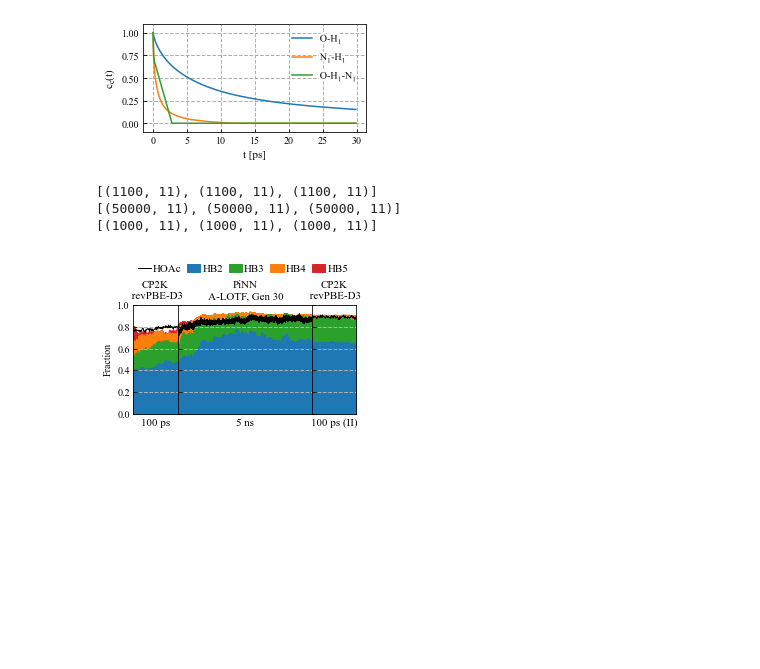
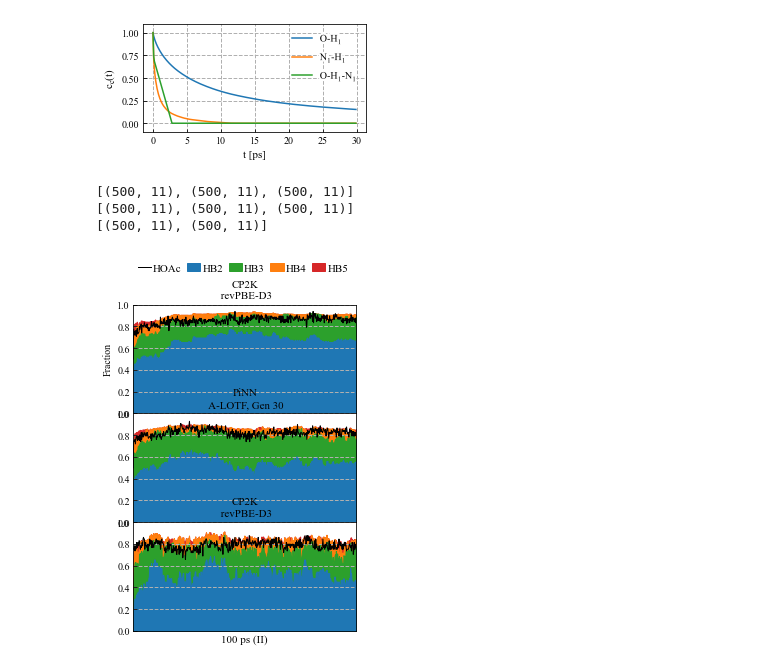
Before and after one commit to yqshao-archive/pils, a Jupyter notebook: notebooks/nb_plot_structure.ipynb, the cells around one changed output. Saved outputs shown, nothing was run; the diff lists cells and outputs as text; code cells hidden in the pictures; blank space fills up the shorter version.

```diff
--- a/notebooks/nb_plot_structure.ipynb
+++ b/notebooks/nb_plot_structure.ipynb
@@ -61,44 +64,44 @@ def draw_hb_net(ax, files, window=10):
     l, = ax.plot(t, molperc.mean(axis=0), 'k-', lw=1)
     handles = []
     for x, color in list(zip(hbpop.T, colors))[::-1]:
         h = ax.fill_between(t, x.mean(axis=1), color=color, alpha=1)
         handles.append(h)
     handles.append(l)
     return handles
 
-f, axs = plt.subplots(1,3,gridspec_kw={'width_ratios': [1,3,1], 'wspace':0},
-                      figsize=[4,2], sharey=True)
+f, axs = plt.subplots(3,1,gridspec_kw={'hspace':0},
+                      figsize=[4,6], sharey=True)
 [ax.grid(lw=1) for ax in axs]
 
-files =  glob('../exp/prod-adam-run2/analyses/cp2k/*-rho1.0753/hbnet.dat')
-handles = draw_hb_net(axs[0], files)
-files =  glob('../exp/prod-adam-run2/analyses/prod/nvt-340k-5ns-0/*-r1.08/hbnet.dat')
-draw_hb_net(axs[1], files, window=10)
-files =  glob('../exp/prod-adam-run2/analyses/vali/*-r1.08/hbnet.dat')
-draw_hb_net(axs[2], files)
+files =  glob('../exp/prod-adam-run2/analyses/prod/nvt-340*-0/*-r1.08/hbnet.dat')
+handles = draw_hb_net(axs[0], files, window=1)
+files =  glob('../exp/prod-adam-run2/analyses/prod/nvt-380*-0/*-r1.08/hbnet.dat')
+draw_hb_net(axs[1], files, window=1)
+files =  glob('../exp/transfer/analyses/prod/nvt*-0/*-r1.08/hbnet.dat')
+draw_hb_net(axs[2], files, window=1)
 
 axs[0].legend(handles[::-1],
               ['HOAc']+[f'HB{i+2}' for i in range(len(handles))],
               loc=3, bbox_to_anchor=[0,1.25],
               handlelength=1.2, ncol=5, fontsize=11,
               columnspacing=0.5, handletextpad=0.2,
               borderaxespad=0)
 
 [ax.set_xticks([]) for ax in axs]
-axs[0].set_xlim(10,110)
+axs[0].set_xlim(0,5000)
 axs[1].set_xlim(0,5000)
-axs[2].set_xlim(0,100)
+axs[2].set_xlim(0,5000)
 axs[0].set_ylim(0,1)
 axs[0].set_title('CP2K\n revPBE-D3', fontsize=11)
 axs[1].set_title('PiNN\n A-LOTF, Gen 30', fontsize=11)
 axs[2].set_title('CP2K\n revPBE-D3', fontsize=11)
 axs[0].set_xlabel('100 ps', fontsize=11)
 axs[1].set_xlabel('5 ns', fontsize=11)
 axs[2].set_xlabel('100 ps (II)', fontsize=11)
 axs[0].set_ylabel('Fraction')
 plt.savefig('figs/fig4-hbnet.png')
 # %% [output]
-[(1100, 11), (1100, 11), (1100, 11)]
-[(50000, 11), (50000, 11), (50000, 11)]
-[(1000, 11), (1000, 11), (1000, 11)]
+[(500, 11), (500, 11), (500, 11)]
+[(500, 11), (500, 11), (500, 11)]
+[(500, 11), (500, 11)]
-[figure, old version]
+[figure, new version]
```
Also changed, not shown: parts of 1 cell of this notebook, 10 other files.
